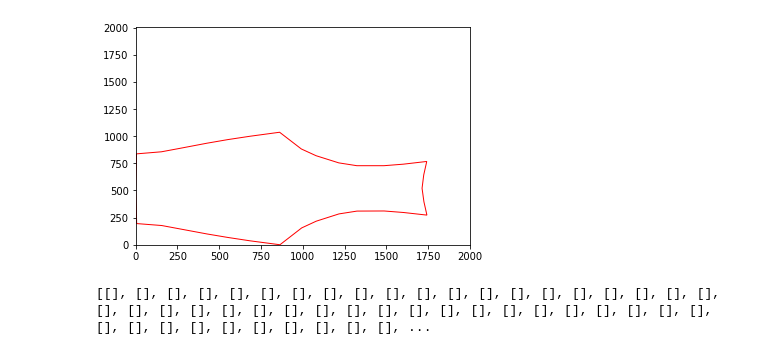
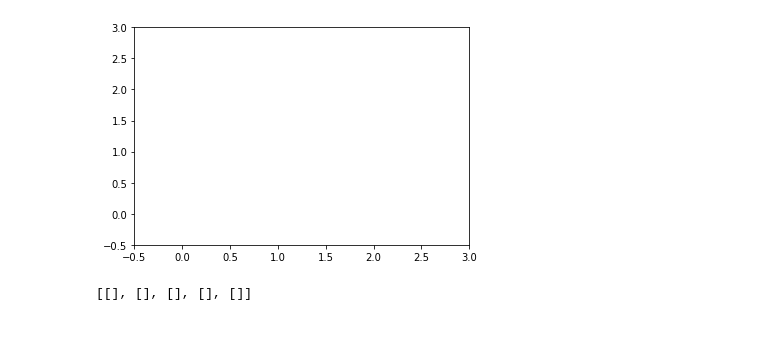
Before and after one commit to LyapinAlex/NestingProblem-BMW2022, a Jupyter notebook: src/smth2lines/poly2seg_exp.ipynb, the cells around one changed output. Drawn from its saved outputs; the diff is of its cells as text; code cells hidden in the pictures.

```diff
--- a/src/smth2lines/poly2seg_exp.ipynb
+++ b/src/smth2lines/poly2seg_exp.ipynb
@@ -27,7 +27,7 @@ from copy import copy
 
 from matplotlib import pyplot as plt, patches
 
-h = 0.4
+h = 0.5
 # points = np.array([[0.3, 3], [1, 0], [2.1, 0], [3, 3.7]])
 
 # points = np.array([[1.8 ,2.7],
@@ -75,11 +75,11 @@ h = 0.4
 #  [1.87844576, 1.93375824],
 #  [1.23398798, 2.36786653]]
 # )
-# points = np.array(
-# [[7.51704121, 0.        ],
-#  [9.51225862, 0.65143002],
-#  [9.51091533, 1.81777592],
-#  [8.40469702, 1.88897237]])
+points = np.array(
+[[7.51704121, 0.        ],
+ [9.51225862, 0.65143002],
+ [9.51091533, 1.81777592],
+ [8.40469702, 1.88897237]])
 
 # points = np.array([[1.90100762, 0.47155354],
 #  [1.76649848, 1.17439243],
@@ -90,37 +90,42 @@ h = 0.4
 #  [0.,       0.38886588],
 #  [0.71508271, 0.45066823],
 #  [1.31448442, 0.        ]])
 
 # points = np.array([[0.03145451, 0.49118414],
 #  [0.04033681, 0.25536625],
 #  [0.,        0.00952259],
 #  [0.2421943,  0.        ],
 #  [0.34014688, 0.16533801],
 #  [0.5874991,  0.12259068],
 #  [0.4587838,  0.30200153],
 #  [0.43832024, 0.45815434],
 #  [0.26090668, 0.55609686]])
 
+# points = np.array([[0.15768241, 1.58186696],
+#  [0.,        1.26391856],
+#  [0.3695445,  1.2       ],
+#  [1.0803024,  1.36436947],
+#  [0.47897582, 1.83433517]])
 
-points = [[5.0, 837.0], [0.0, 516.0], [6.0, 195.0], [156.0, 177.0], [264.0, 146.0], [428.0, 99.0], [552.0, 67.0], [685.0, 36.0], [863.0, 0.0], [993.0, 155.0], [1080.0, 217.0], [1216.0, 284.0], [1324.0, 310.0], [1486.0, 311.0], [1602.0, 297.0], [1742.0, 273.0], [1724.0, 397.0], [1713.0, 520.0], [1723.0, 643.0], [1741.0, 767.0], [1601.0, 742.0], [1485.0, 728.0], [1323.0, 728.0], [1215.0, 754.0], [1079.0, 820.0], [991.0, 882.0], [861.0, 1036.0], [683.0, 999.0], [550.0, 968.0], [426.0, 935.0], [262.0, 887.0], [154.0, 856.0]]
+# points = [[5.0, 837.0], [0.0, 516.0], [6.0, 195.0], [156.0, 177.0], [264.0, 146.0], [428.0, 99.0], [552.0, 67.0], [685.0, 36.0], [863.0, 0.0], [993.0, 155.0], [1080.0, 217.0], [1216.0, 284.0], [1324.0, 310.0], [1486.0, 311.0], [1602.0, 297.0], [1742.0, 273.0], [1724.0, 397.0], [1713.0, 520.0], [1723.0, 643.0], [1741.0, 767.0], [1601.0, 742.0], [1485.0, 728.0], [1323.0, 728.0], [1215.0, 754.0], [1079.0, 820.0], [991.0, 882.0], [861.0, 1036.0], [683.0, 999.0], [550.0, 968.0], [426.0, 935.0], [262.0, 887.0], [154.0, 856.0]]
 
 fig, ax = plt.subplots()
 
-ax.set_xlim(-0.5, 2000 + 2)
-ax.set_ylim(-0.5, 2000 + 2)
+ax.set_xlim(-0.5, 1 + 2)
+ax.set_ylim(-0.5, 1 + 2)
 
 # ax.set_xlim(-0.5, 4)
 # ax.set_ylim(-0.5, 4)
 
 figure = patches.Polygon(points,
                             linewidth=1,
                             edgecolor='red',
                             fill=False)
 ax.add_patch(figure)
 
 plt.show()
 # %% [output]
-[figure, old version]
+[figure, new version]
 # %%
 shift2zero(points)
 
@@ -139,7 +144,7 @@ for _ in range(n_y+1):
     lines.append([])
 print(lines)
 # %% [output]
-[[], [], [], [], [], [], [], [], [], [], [], [], [], [], [], [], [], [], [], [], [], [], [], [], [], [], [], [], [], [], [], [], [], [], [], [], [], [], [], [], [], [], [], [], [], [], [], [], [], [], ...
+[[], [], [], [], []]
 # %%
 for k in range(0, n_y+1):
     start = None
```
Also changed, not shown: parts of 6 cells of this notebook, 9 other files.
